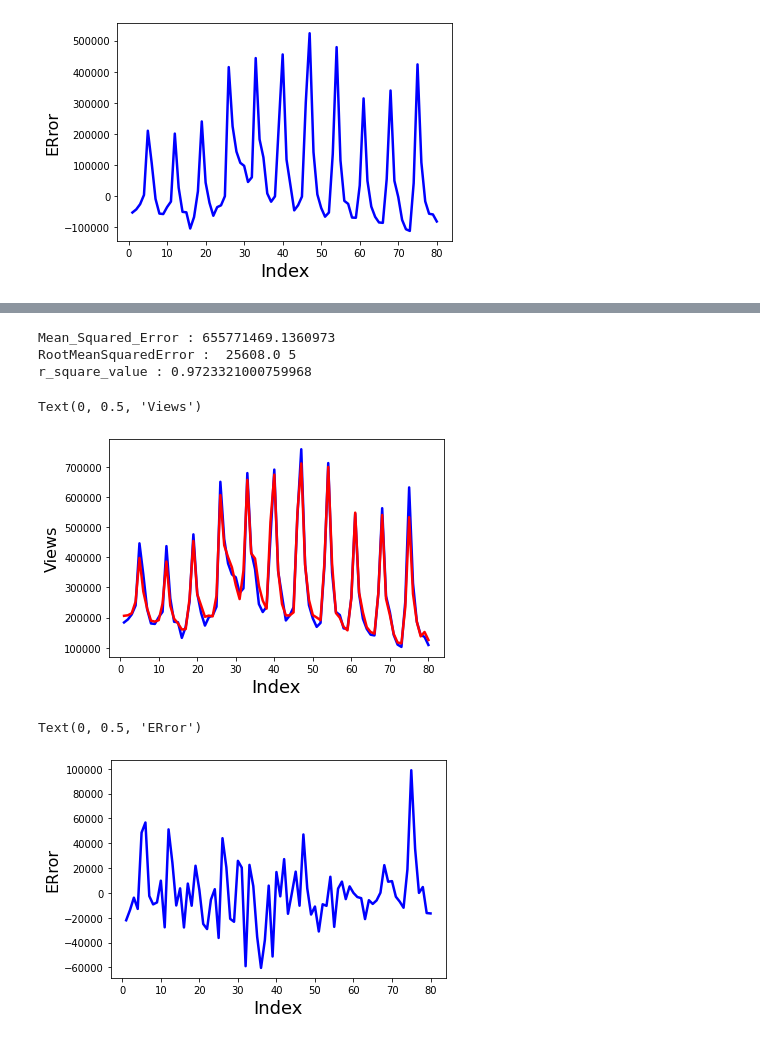
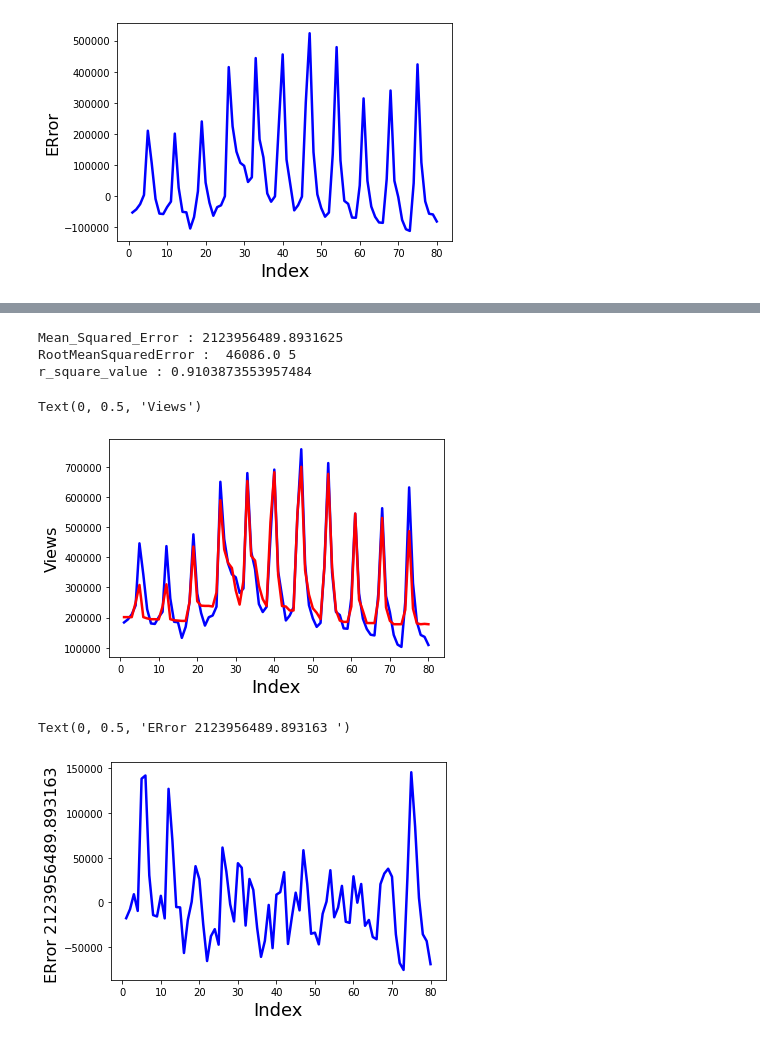
Before and after one commit to Xwyzworms/Regression, a Jupyter notebook: RegressionalFinalProject1Basic.ipynb, the cells around one changed output, grey strips where cells are left out. Drawn from its saved outputs; the diff is of its cells as text; code cells hidden in the pictures.

```diff
--- a/RegressionalFinalProject1Basic.ipynb
+++ b/RegressionalFinalProject1Basic.ipynb
@@ -200,7 +200,7 @@ Random_params= {
                 "min_samples_leaf" : np.arange(1,10,1)}
 
 Model_Rf=GridSearchCV(estimator = RandomForestRegressor(),
-                      param_grid = Random_params ,
+                      param_grid = Random_params ,cv=5,
                       verbose = True,n_jobs=-1)
 Model_Rf.fit(X,target)
 # %% [output]
@@ -238,9 +238,9 @@ print('Mean_Squared_Error :' ,mse)
 print("RootMeanSquaredError : ",round(np.sqrt(mse)),5)
 print('r_square_value :',r_squared)
 # %% [output]
-Mean_Squared_Error : 655771469.1360973
-RootMeanSquaredError :  25608.0 5
-r_square_value : 0.9723321000759968
+Mean_Squared_Error : 2123956489.8931625
+RootMeanSquaredError :  46086.0 5
+r_square_value : 0.9103873553957484
 # %%
 plt.plot(df["TotalDayPlayed"],df.Views_show, color="blue", linewidth=2.5, linestyle="-")
 plt.plot(df["TotalDayPlayed"],Predicted_views, color="red",  linewidth=2.5, linestyle="-")
@@ -248,15 +248,15 @@ plt.xlabel('Index', fontsize=18)                               # X-label
 plt.ylabel('Views', fontsize=16)                               # Y-label
 # %% [output]
 Text(0, 0.5, 'Views')
-[figure, old version]
+[figure, new version]
 # %%
 # We're going to plot the Error Tersms
 
 # Error terms
 
 plt.plot(df["TotalDayPlayed"], df.Views_show - Predicted_views , color="blue", linewidth=2.5)
 plt.xlabel('Index', fontsize=18)
-plt.ylabel("ERror", fontsize=16)
+plt.ylabel("ERror {} ".format( ((df.Views_show - Predicted_views) **2).mean() ) , fontsize=16)
 # %% [output]
-Text(0, 0.5, 'ERror')
+Text(0, 0.5, 'ERror 2123956489.893163 ')
-[figure, old version]
+[figure, new version]
```
Also changed, not shown: parts of 2 cells of this notebook.
